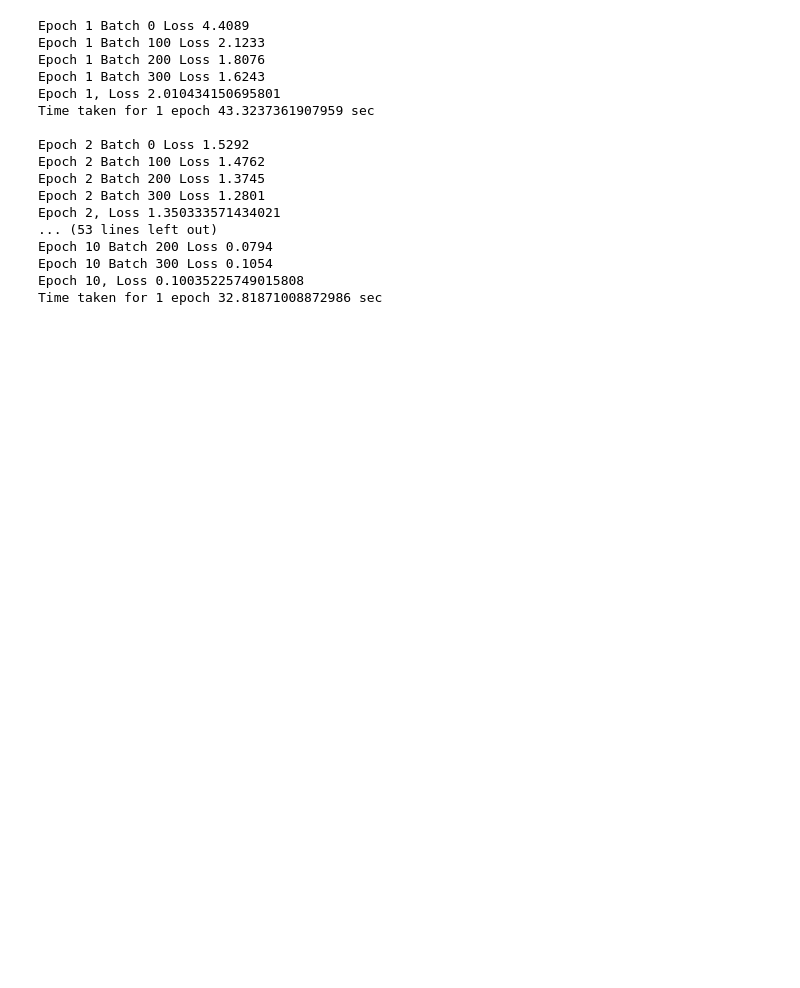
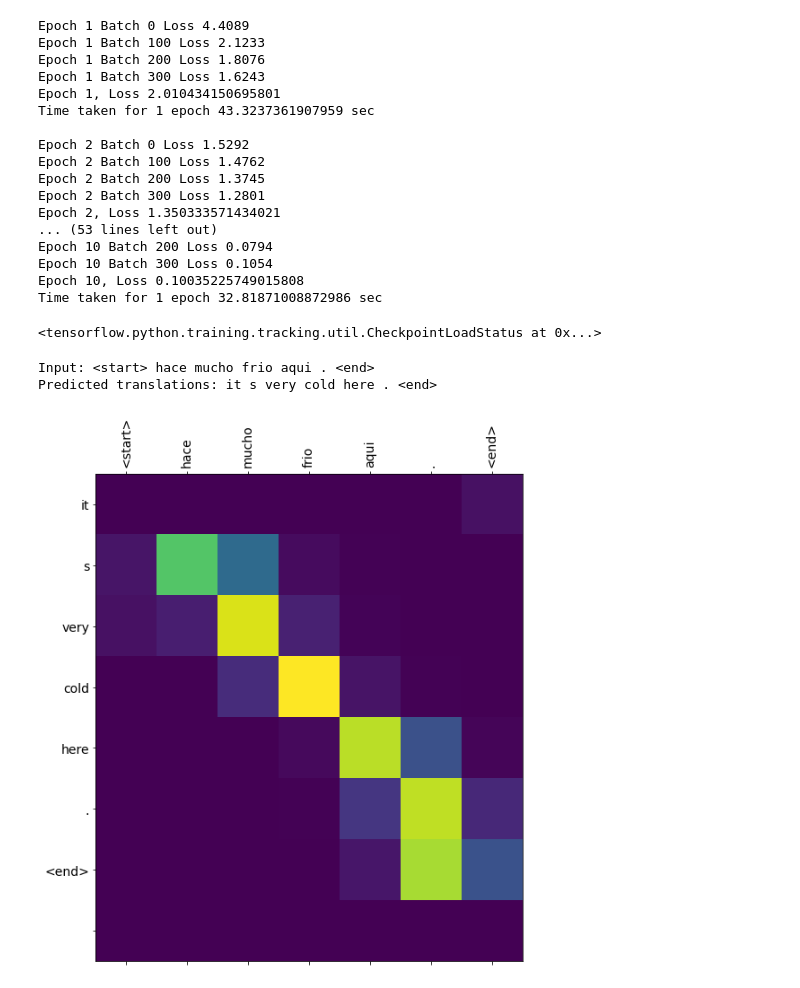
Before and after one commit to vivek7415/Neural_Machine_Translation, a Jupyter notebook: train.ipynb, the cells around one changed output. Cells and saved outputs as stored; diff of their text form; code cells hidden in the pictures; blank space fills up the shorter version.

Commit message:
spanish-english translation completed

```diff
--- a/train.ipynb
+++ b/train.ipynb
@@ -371,0 +408,34 @@ Time taken for 1 epoch 32.81871008872986 sec
+# %%
+def plot_attention(attention, sentence, predicted_sentence):
+  fig = plt.figure(figsize=(10, 10))
+  ax = fig.add_subplot(1,1,1)
+  ax.matshow(attention, cmap='viridis')
+
+  fontdict = {'fontsize': 14}
+
+  ax.set_xticklabels([''] + sentence, fontdict = fontdict, rotation=90)
+  ax.set_yticklabels([''] + predicted_sentence, fontdict=fontdict)
+
+  ax.xaxis.set_major_locator(ticker.MultipleLocator(1))
+  ax.yaxis.set_major_locator(ticker.MultipleLocator(1))
+
+  plt.show()
+# %%
+def translate(sentence):
+  result, sentence, attention_plot = evaluate(sentence)
+
+  print('Input: %s' % (sentence))
+  print('Predicted translations: {}'.format(result))
+
+  attention_plot = attention_plot[:len(result.split(' ')), :len(sentence.split(' '))]
+  plot_attention(attention_plot, sentence.split(" "), result.split(' '))
+# %%
+checkpoint.restore(tf.train.latest_checkpoint(checkpoint_dir))
+# %% [output]
+<tensorflow.python.training.tracking.util.CheckpointLoadStatus at 0x...>
+# %%
+translate(u'hace mucho frio aqui.')
+# %% [output]
+Input: <start> hace mucho frio aqui . <end>
+Predicted translations: it s very cold here . <end>
+[figure, added]
```
Also changed, not shown: parts of 7 cells of this notebook.
